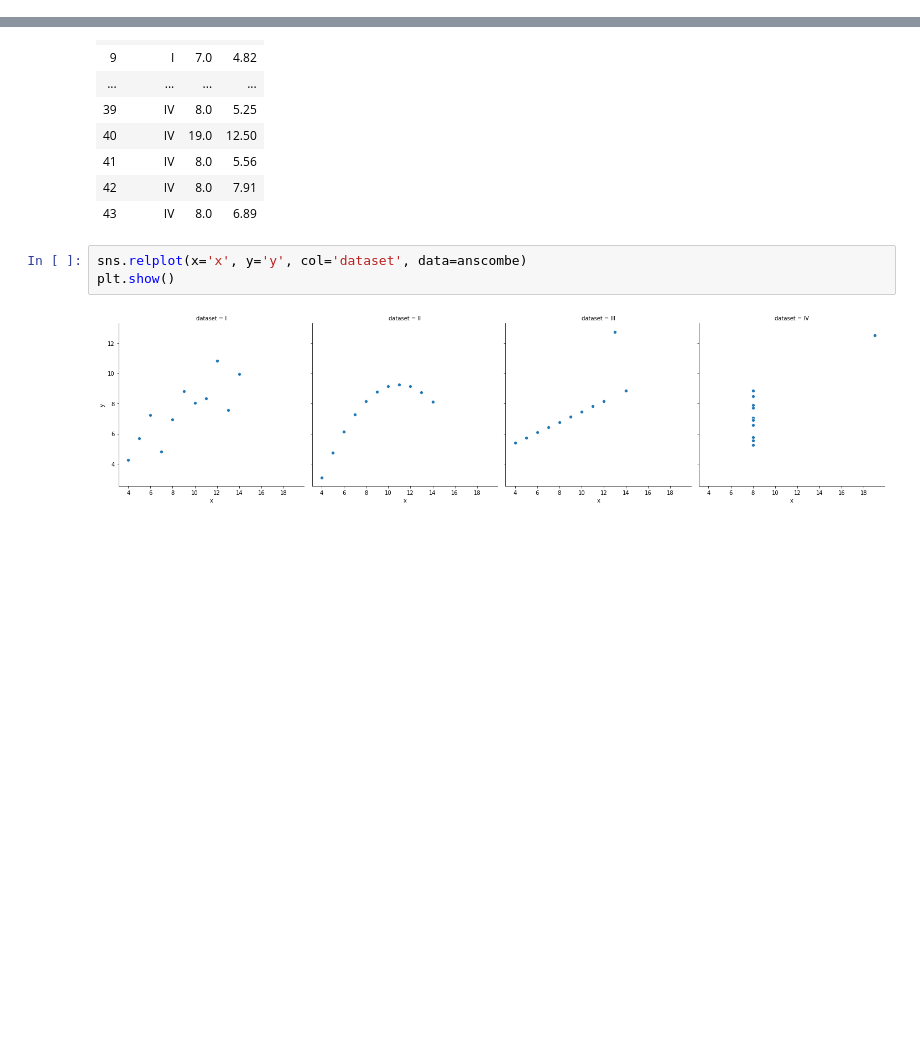
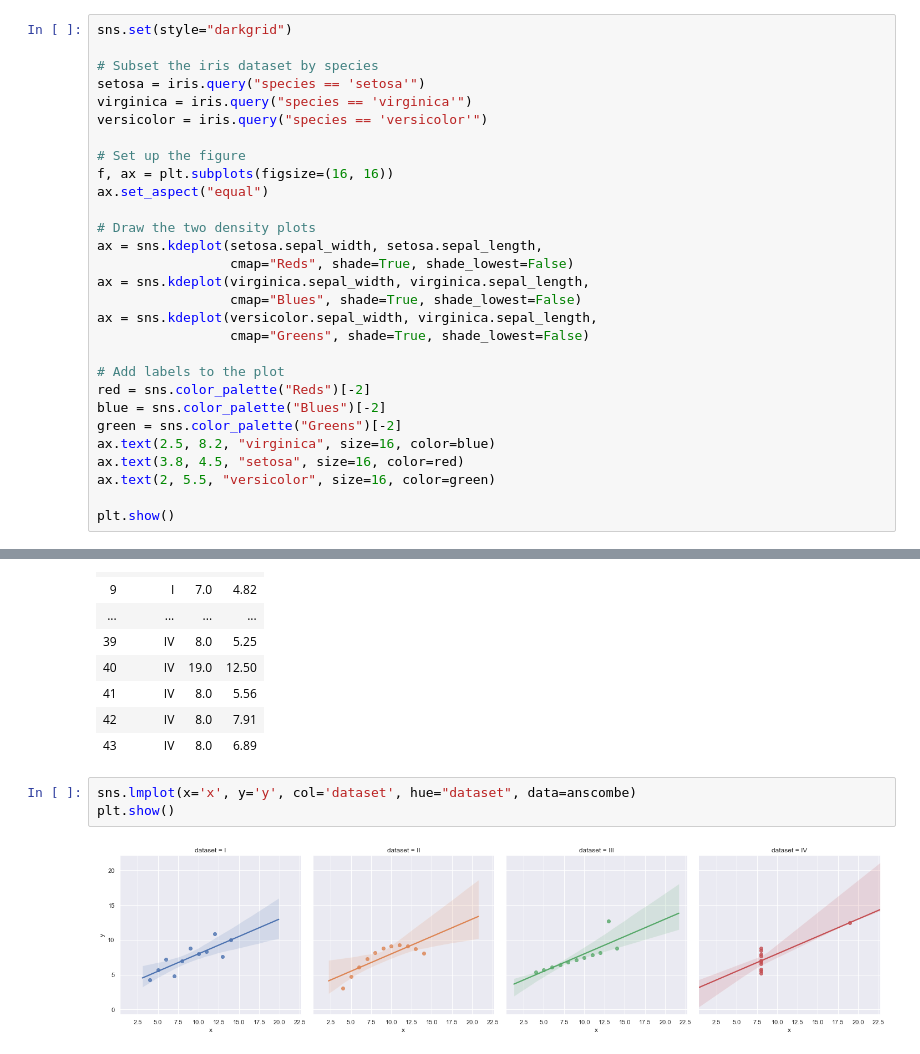
Before and after one commit to chasethompson/python-exercises, a Jupyter notebook: 4.8.5_seaborn_exercises.ipynb, the cells around one changed output, grey strips where cells are left out. Drawn from its saved outputs; the diff is of its cells as text; blank space fills up the shorter version.

```diff
--- a/4.8.5_seaborn_exercises.ipynb
+++ b/4.8.5_seaborn_exercises.ipynb
@@ -55,3 +60,32 @@ sns.pairplot(iris, hue='species')
 [figure]
 # %% [markdown]
 Using a pair plot, with hue seperation applied to the different flower species, we can see that sepal length and sepal width has a clear distinction between setosa and vericolor/virinica. However, the later two are fairly entangled, and would present issue trying to parse them just from those features. If, however, we look at the petal width and petal length features, we can start to see clear patterns emerge based on species.
+# %%
+sns.set(style="darkgrid")
+
+# Subset the iris dataset by species
+setosa = iris.query("species == 'setosa'")
+virginica = iris.query("species == 'virginica'")
+versicolor = iris.query("species == 'versicolor'")
+
+# Set up the figure
+f, ax = plt.subplots(figsize=(16, 16))
+ax.set_aspect("equal")
+
+# Draw the two density plots
+ax = sns.kdeplot(setosa.sepal_width, setosa.sepal_length,
+                 cmap="Reds", shade=True, shade_lowest=False)
+ax = sns.kdeplot(virginica.sepal_width, virginica.sepal_length,
+                 cmap="Blues", shade=True, shade_lowest=False)
+ax = sns.kdeplot(versicolor.sepal_width, virginica.sepal_length,
+                 cmap="Greens", shade=True, shade_lowest=False)
+
+# Add labels to the plot
+red = sns.color_palette("Reds")[-2]
+blue = sns.color_palette("Blues")[-2]
+green = sns.color_palette("Greens")[-2]
+ax.text(2.5, 8.2, "virginica", size=16, color=blue)
+ax.text(3.8, 4.5, "setosa", size=16, color=red)
+ax.text(2, 5.5, "versicolor", size=16, color=green)
+
+plt.show()
@@ -81,7 +117,7 @@ anscombe
 | 42 | IV | 8.0 | 7.91 |
 | 43 | IV | 8.0 | 6.89 |
 # %%
-sns.relplot(x='x', y='y', col='dataset', data=anscombe)
+sns.lmplot(x='x', y='y', col='dataset', hue="dataset", data=anscombe)
 plt.show()
 # %% [output]
-[figure, old version]
+[figure, new version]
```
Also changed, not shown: parts of 29 cells of this notebook, 1 other file.
